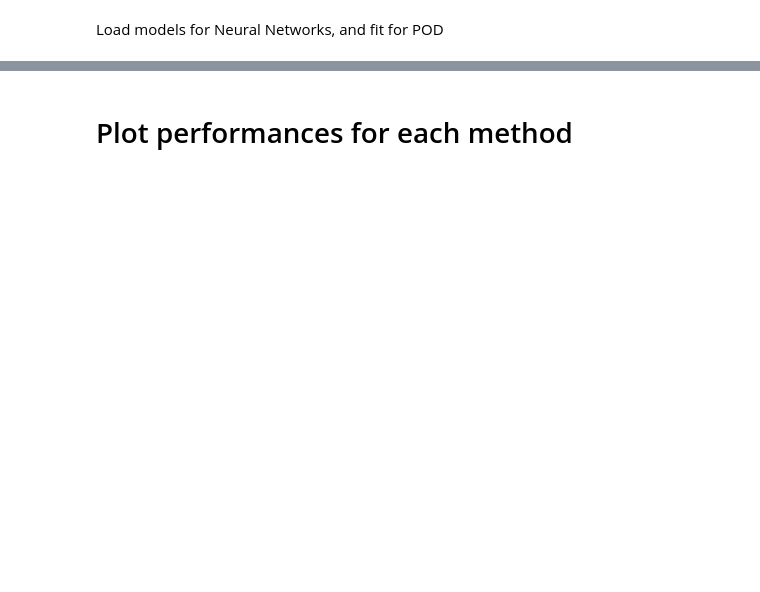
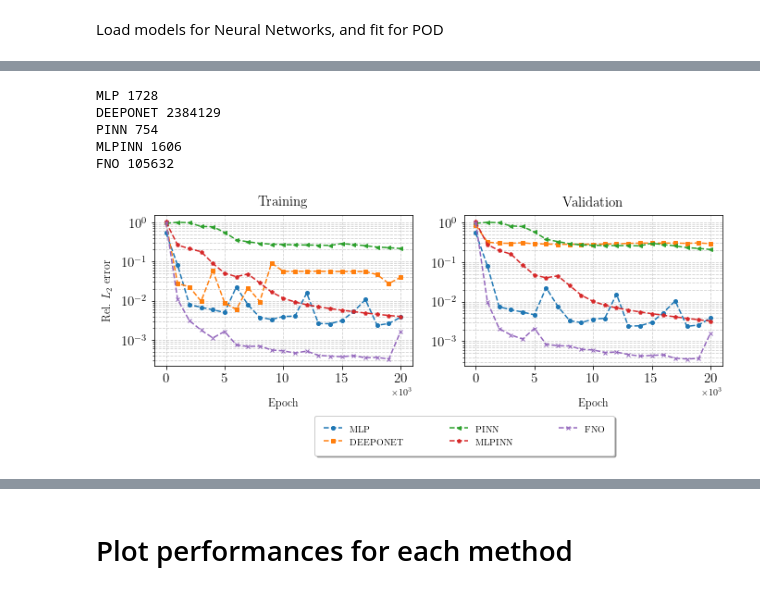
Before and after one commit to lechevaa/CEMRACS_SciML, a Jupyter notebook: notebooks/PoissonEquation/Poisson_step_2.ipynb, the cells around one changed output, grey strips where cells are left out. Cells and saved outputs as stored; diff of their text form; code cells hidden in the pictures; blank space fills up the shorter version.

```diff
--- a/notebooks/PoissonEquation/Poisson_step_2.ipynb
+++ b/notebooks/PoissonEquation/Poisson_step_2.ipynb
@@ -129,16 +136,4 @@ F_val = delta(Y_val, solver.x)
 # %%
-nx = PARAMS_SOLVER['nx']
-
 x = torch.Tensor(solver.x).view(-1, 1)
 X_train = x.repeat(Y_train.shape[0], 1)
 X_val = x.repeat(Y_val.shape[0], 1)
-
-
-Y_train_repeated = torch.Tensor(Y_train.repeat(nx, 1).reshape(-1, 1))
-Y_val_repeated = torch.Tensor(Y_val.repeat(nx, 1).reshape(-1, 1))
-
-
-YX_train = torch.cat((Y_train_repeated, X_train), dim=1)
-YX_val = torch.cat((Y_val_repeated, X_val), dim=1)
-YU_train = torch.Tensor(U_train).view(-1, 1)
-YU_val = torch.Tensor(U_val).view(-1, 1)
@@ -159,0 +199,38 @@ POD fitted
+# %%
+fig, axs = plt.subplots(1, 2, figsize = (11, 3))
+
+for mark, method in zip(['--o', '--s', '--<', '--p', '--x'], ['MLP', 'DEEPONET', 'PINN', 'MLPINN', 'FNO']):
+
+    l2_err_train = all_methods[method]._method._l2_losses['train']
+    l2_err_val = all_methods[method]._method._l2_losses['val']
+
+    num_parameters = all_methods[method]._method.num_parameters()
+    print(method, num_parameters)
+
+    axs[0].plot(range(0, 20000, 999), l2_err_train[::999], mark, markersize=4, label = method)
+    axs[1].plot(range(0, 20000, 999), l2_err_val[::999], mark, markersize=4, label = method)
+
+axs[0].set_ylabel('Rel. $L_2$ error', size=12, labelpad = 10)
+axs[0].set_title('Training', size = 15, pad = 10)
+axs[1].set_title('Validation', size = 15, pad = 10)
+
+for i in range(2):
+
+    axs[i].grid(True, which='both', alpha = .6, ls='dashed')
+    axs[i].set_yscale('log')
+    axs[i].set_xlabel('Epoch', fontsize = 12, labelpad=15)
+
+    axs[i].tick_params(axis='both', which='major', labelsize=15)
+    # axs[i].set_xlim(-500, 10500)
+    axs[i].ticklabel_format(style='sci', axis='x', scilimits=(3, 3))
+
+axs[0].legend(bbox_to_anchor=(1.8, -0.3), ncol=3, columnspacing = 5, shadow = True, borderpad = 1)
+plt.savefig('l2_step_2.pdf', bbox_inches = 'tight')
+plt.show()
+# %% [output]
+MLP 1728
+DEEPONET 2384129
+PINN 754
+MLPINN 1606
+FNO 105632
+[figure, added]
```
Also changed, not shown: parts of 17 cells of this notebook, 13 other files.
